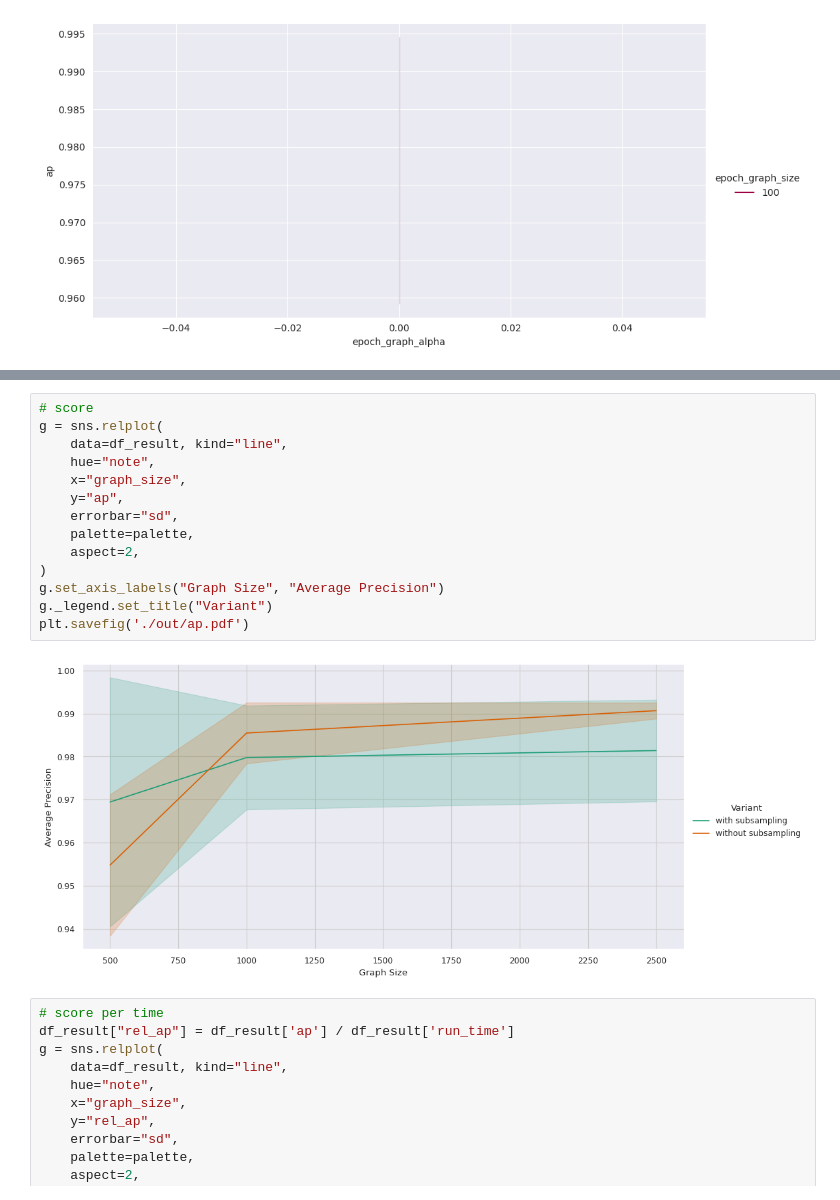
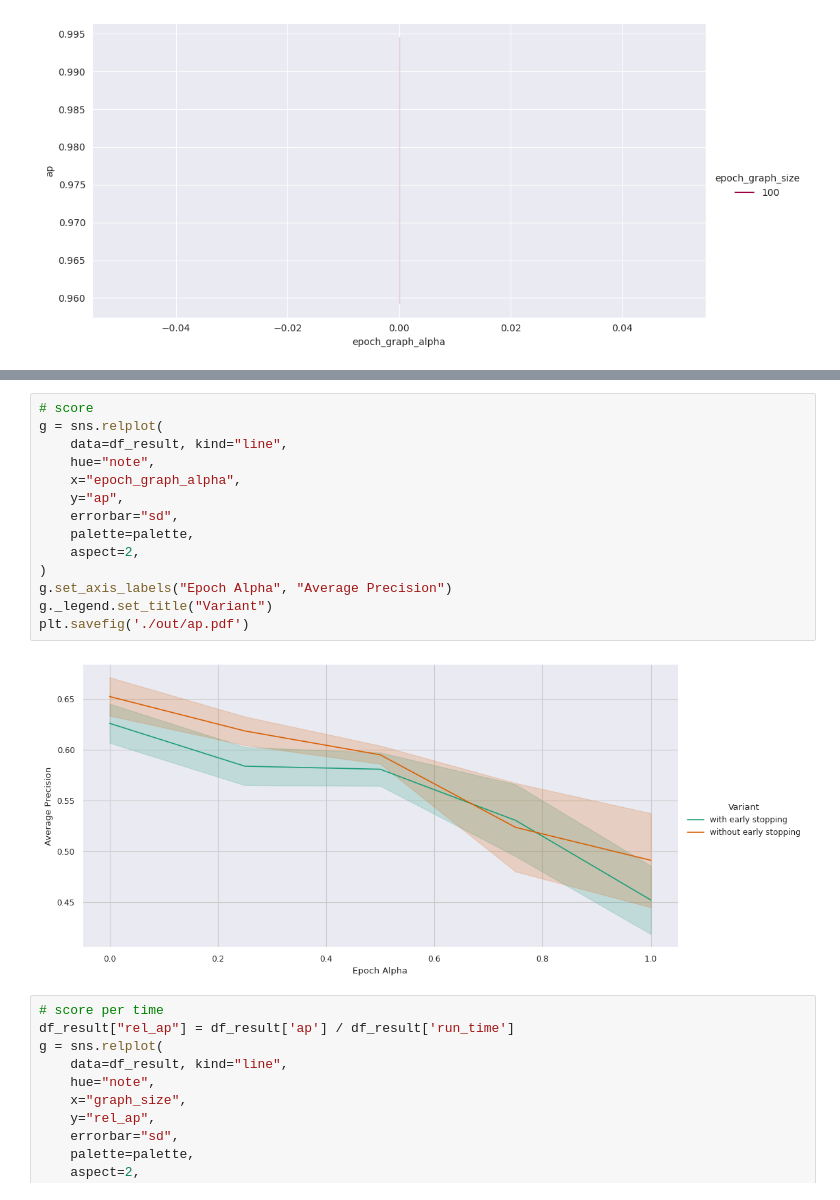
Before and after one commit to HydrofinLoewenherz/embedding-eval-framework, a Jupyter notebook: notebooks/main.ipynb, the cells around one changed output, grey strips where cells are left out. Saved outputs shown, nothing was run; the diff lists cells and outputs as text.

```diff
--- a/notebooks/main.ipynb
+++ b/notebooks/main.ipynb
@@ -163,19 +163,19 @@ g.figure.savefig("./out/run_time.pdf")
 # %%
 # score
 g = sns.relplot(
     data=df_result, kind="line",
     hue="note",
-    x="graph_size",
+    x="epoch_graph_alpha",
     y="ap",
     errorbar="sd",
     palette=palette,
     aspect=2,
 )
-g.set_axis_labels("Graph Size", "Average Precision")
+g.set_axis_labels("Epoch Alpha", "Average Precision")
 g._legend.set_title("Variant")
 plt.savefig('./out/ap.pdf')
 # %% [output]
-[figure, old version]
+[figure, new version]
 # %%
 # score per time
 df_result["rel_ap"] = df_result['ap'] / df_result['run_time']
```
Also changed, not shown: parts of 5 cells of this notebook, 13 other files.
